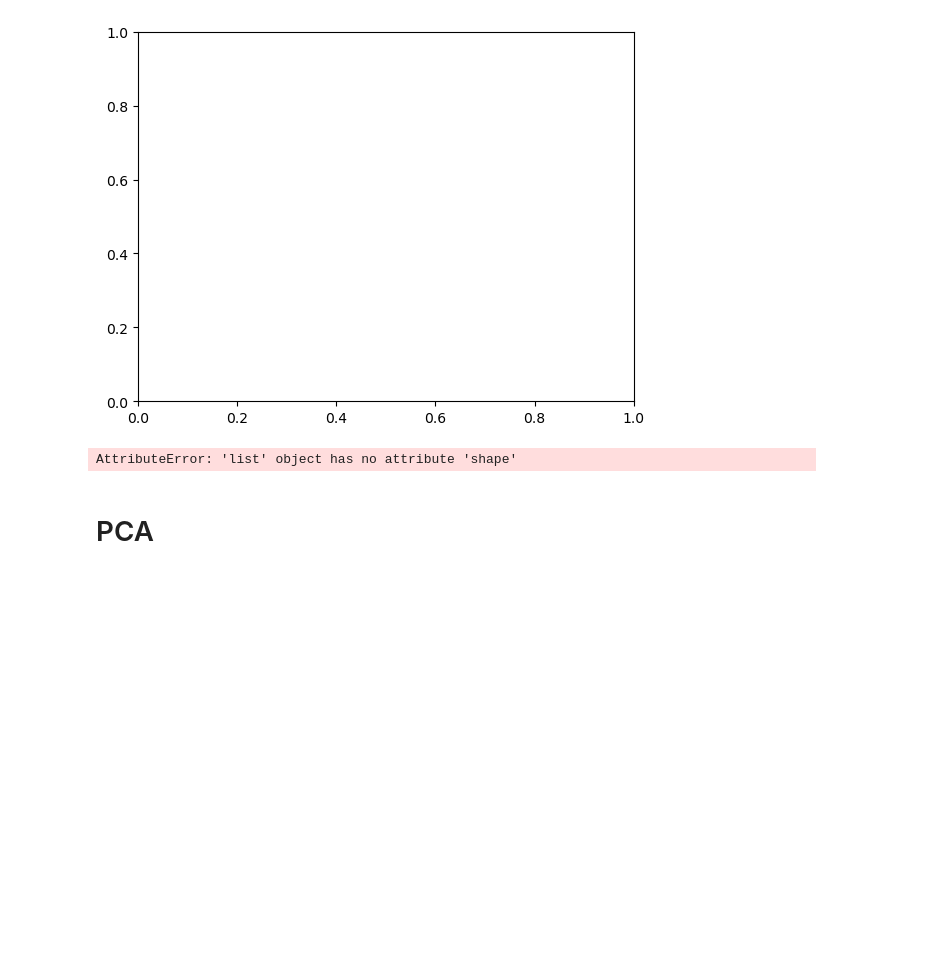
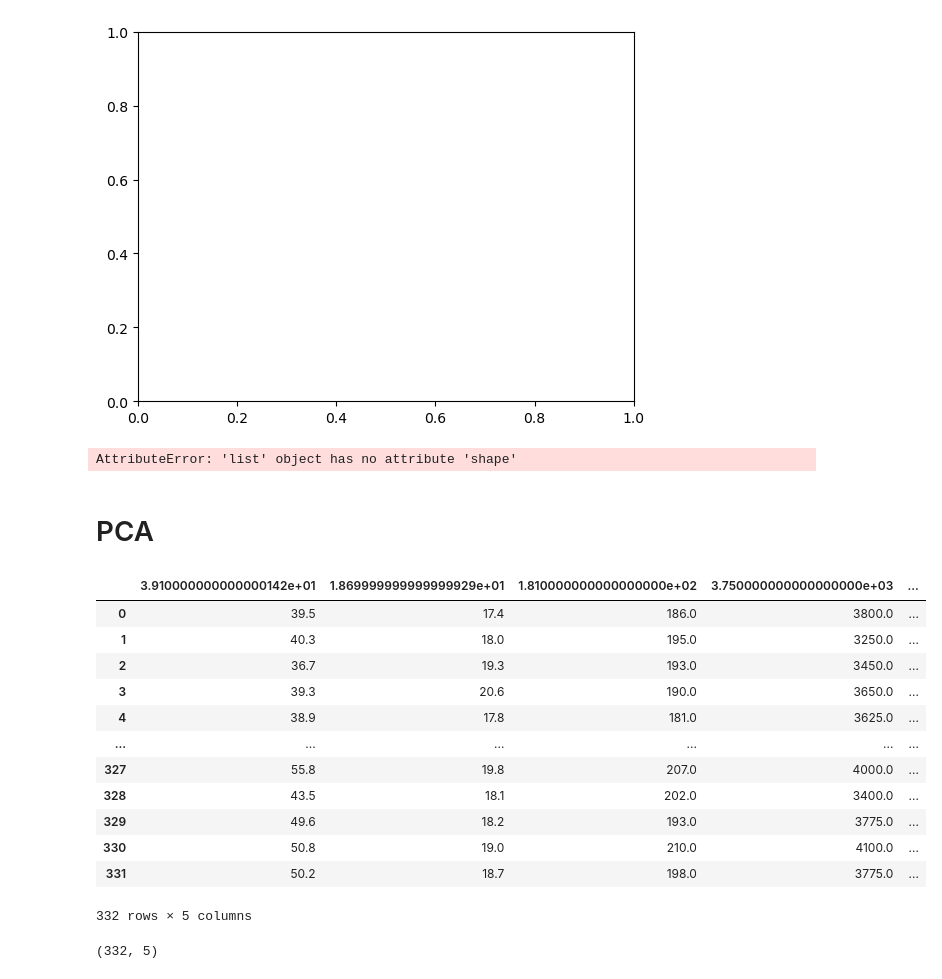
Before and after one commit to Louis-Ian/MachineLearning, a Jupyter notebook: Lista 6/list_06.ipynb, the cells around one changed output. Drawn from its saved outputs; the diff is of its cells as text; code cells hidden in the pictures; blank space fills up the shorter version.

```diff
--- a/Lista 6/list_06.ipynb
+++ b/Lista 6/list_06.ipynb
@@ -228,6 +243,28 @@ for i in range(centers_list_m.shape[0]):
 AttributeError: 'list' object has no attribute 'shape'
 # %% [markdown]
 # PCA
+# %%
+df = pd.read_csv('penguins.csv')
+df
+# %% [output]
+|  | 3.910000000000000142e+01 | 1.869999999999999929e+01 | 1.810000000000000000e+02 | 3.750000000000000000e+03 | ... |
+| 0 | 39.5 | 17.4 | 186.0 | 3800.0 | ... |
+| 1 | 40.3 | 18.0 | 195.0 | 3250.0 | ... |
+| 2 | 36.7 | 19.3 | 193.0 | 3450.0 | ... |
+| 3 | 39.3 | 20.6 | 190.0 | 3650.0 | ... |
+| 4 | 38.9 | 17.8 | 181.0 | 3625.0 | ... |
+| ... | ... | ... | ... | ... | ... |
+| 327 | 55.8 | 19.8 | 207.0 | 4000.0 | ... |
+| 328 | 43.5 | 18.1 | 202.0 | 3400.0 | ... |
+| 329 | 49.6 | 18.2 | 193.0 | 3775.0 | ... |
+| 330 | 50.8 | 19.0 | 210.0 | 4100.0 | ... |
+| 331 | 50.2 | 18.7 | 198.0 | 3775.0 | ... |
+332 rows × 5 columns
+# %%
+data = df.values
+data.shape
+# %% [output]
+(332, 5)
 # %%
 def principal_component_analysis(x: np.ndarray, dim: int):
     # Translate the dataset so it's centered around 0
```
Also changed, not shown: parts of 10 cells of this notebook.
